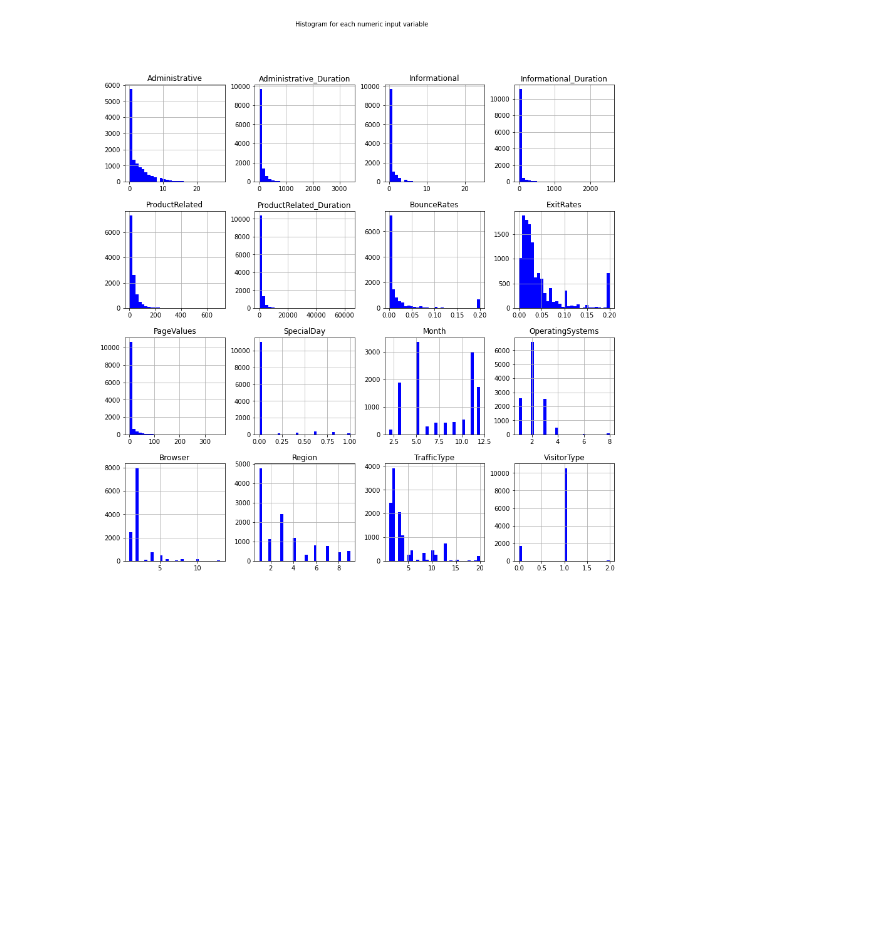
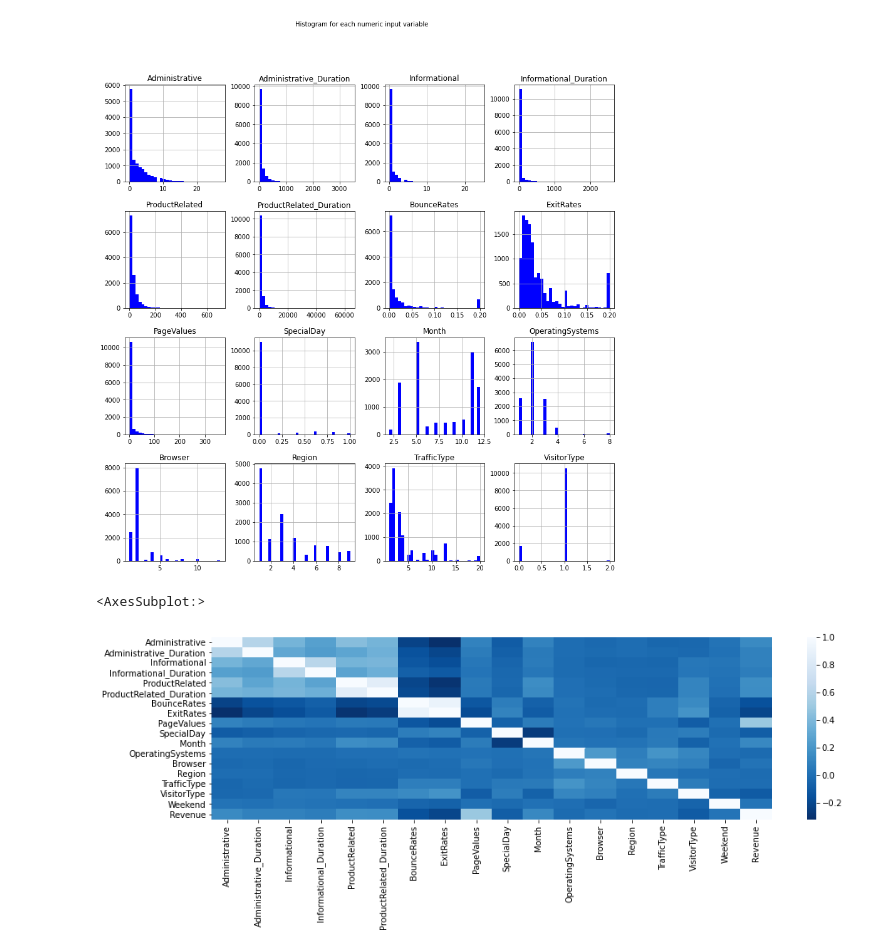
Before and after one commit to flo7up/relataly-public-python-tutorials, a Jupyter notebook: 010 Classifying Shopper Buying Intention using Logistic Regression.ipynb, the cells around one changed output. Saved outputs shown, nothing was run; the diff lists cells and outputs as text; code cells hidden in the pictures; blank space fills up the shorter version.

```diff
--- a/010 Classifying Shopper Buying Intention using Logistic Regression.ipynb
+++ b/010 Classifying Shopper Buying Intention using Logistic Regression.ipynb
@@ -95,3 +89,11 @@ plt.savefig('shopping_hist')
 plt.show()
 # %% [output]
 [figure]
+# %%
+# Feature correlation
+plt.figure(figsize=(15,4))
+f_cor = df_shop.corr()
+sns.heatmap(f_cor, cmap="Blues_r")
+# %% [output]
+<AxesSubplot:>
+[figure, added]
```
Also changed, not shown: parts of 21 cells of this notebook.
